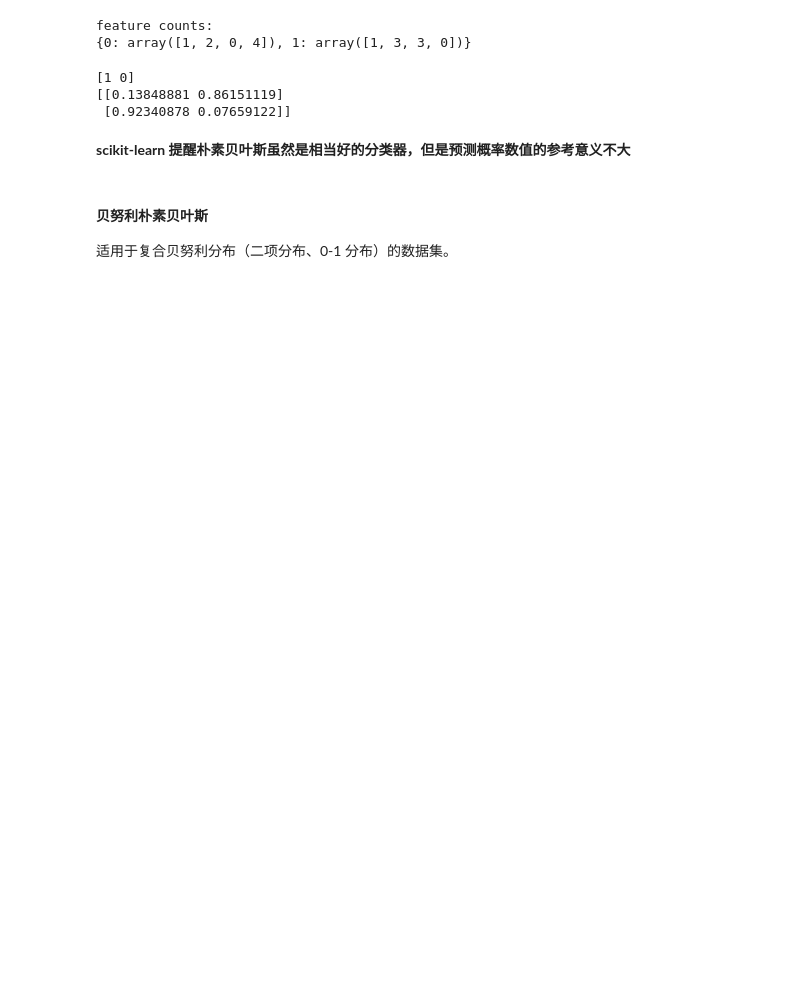
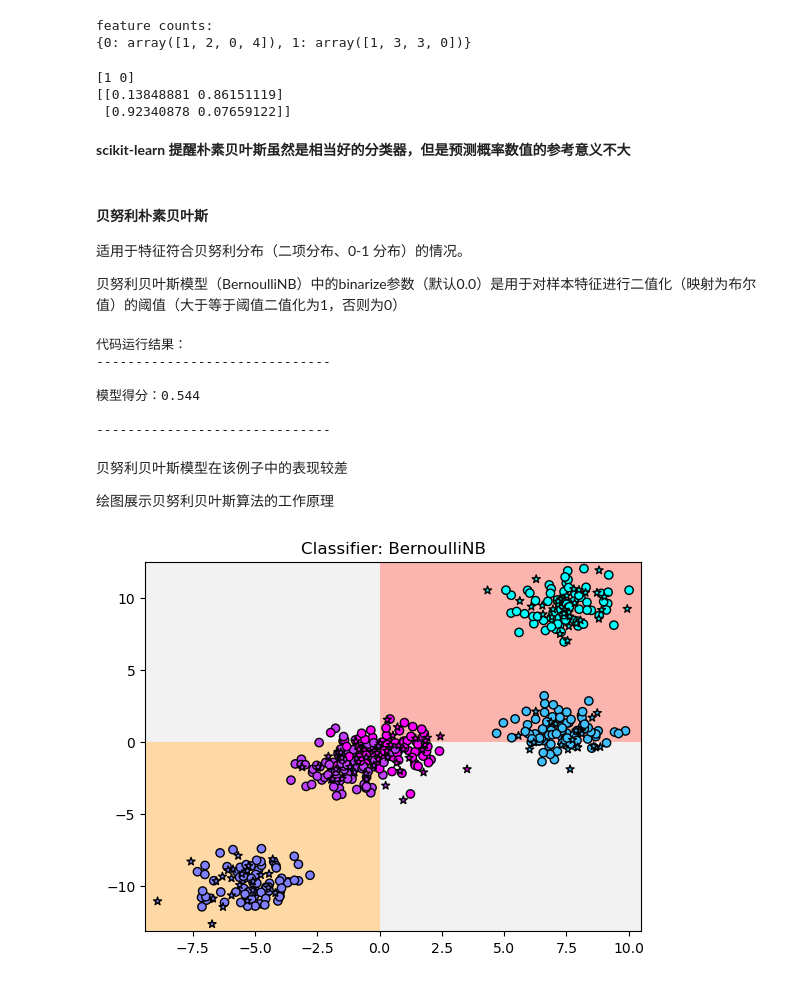
Before and after one commit to millor1989/jupyter1, a Jupyter notebook: Untitled.ipynb, the cells around one changed output. Cells and saved outputs as stored; diff of their text form; code cells hidden in the pictures; blank space fills up the shorter version.

```diff
--- a/Untitled.ipynb
+++ b/Untitled.ipynb
@@ -691,6 +697,60 @@ print(clf.predict_proba(Next_Days))
 **scikit-learn 提醒朴素贝叶斯虽然是相当好的分类器，但是预测概率数值的参考意义不大**
 # %% [markdown]
 #### 贝努利朴素贝叶斯
-适用于复合贝努利分布（二项分布、0-1 分布）的数据集。
+适用于特征符合贝努利分布（二项分布、0-1 分布）的情况。
+
+贝努利贝叶斯模型（BernoulliNB）中的binarize参数（默认0.0）是用于对样本特征进行二值化（映射为布尔值）的阈值（大于等于阈值二值化为1，否则为0）
 # %%
+#导入数据集生成工具
 from sklearn.datasets import make_blobs
+from sklearn.naive_bayes import BernoulliNB
+#导入数据集拆分工具
+from sklearn.model_selection import train_test_split
+#生成样本数量为500，分类数为5的数据集
+X, y = make_blobs(n_samples=500, centers=5, random_state=8)
+#将数据集拆分成训练集和测试集
+X_train, X_test, y_train, y_test=train_test_split(X, y, random_state=8)
+#使用贝努利贝叶斯拟合数据
+nb = BernoulliNB()
+nb.fit(X_train, y_train)
+print('\n\n\n')
+print('代码运行结果：')
+print ('------------------------------\n')
+#打印模型得分
+print('模型得分：{:.3f}'.format(nb.score(X_test, y_test)))
+print ('\n------------------------------')
+print('\n\n\n')
+# %% [output]
+代码运行结果：
+------------------------------
+
+模型得分：0.544
+
+------------------------------
+# %% [markdown]
+贝努利贝叶斯模型在该例子中的表现较差
+
+绘图展示贝努利贝叶斯算法的工作原理
+# %%
+import matplotlib.pyplot as plt
+import numpy as np
+
+x_min, x_max = X[:,0].min() - 0.5, X[:,0].max() + 0.5
+y_min, y_max = X[:,1].min() - 0.5, X[:,1].max() + 0.5
+
+xx, yy = np.meshgrid(np.arange(x_min, x_max, .02),
+                     np.arange(y_min, y_max, .02))
+
+z = nb.predict(np.c_[xx.ravel(), yy.ravel()]).reshape(xx.shape)
+# 用不同的背景颜色表示模型不同的分类
+plt.pcolormesh(xx, yy, z, cmap=plt.cm.Pastel1)
+# 散点表示训练集
+plt.scatter(X_train[:, 0], X_train[:, 1], c=y_train, cmap=plt.cm.cool, edgecolor='k')
+# 散点表示测试集
+plt.scatter(X_test[:, 0], X_test[:, 1], c=y_test, cmap=plt.cm.cool, marker='*', edgecolor='k')
+plt.xlim(xx.min(), xx.max())
+plt.ylim(yy.min(), yy.max())
+plt.title('Classifier: BernoulliNB')
+plt.show()
+# %% [output]
+[figure, added]
```
Also changed, not shown: parts of 11 cells of this notebook.
